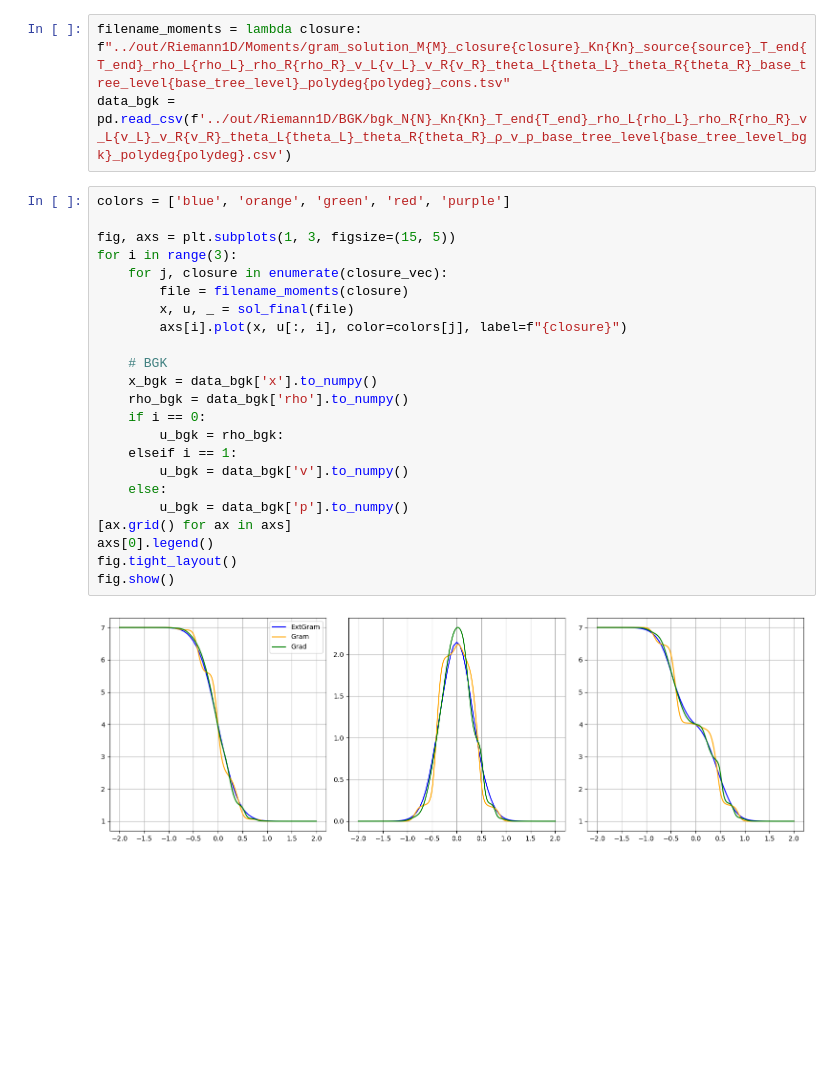
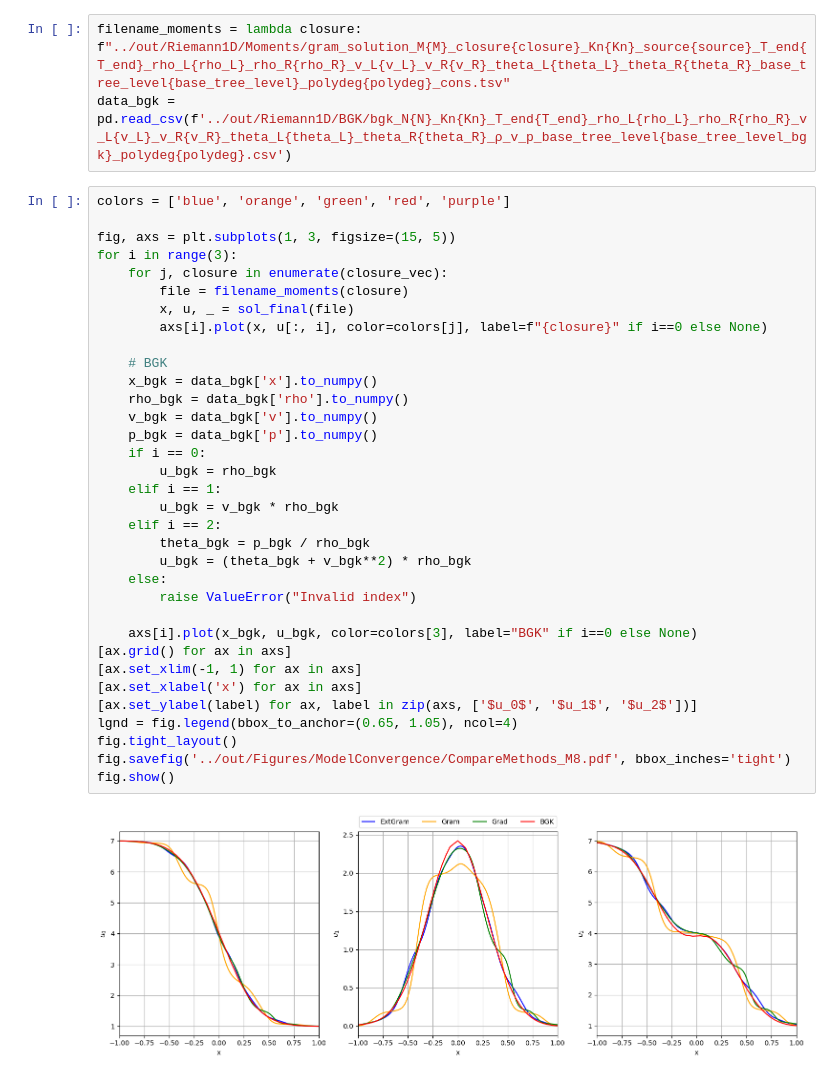
Before and after one commit to JanHab/ExtGram.jl, a Jupyter notebook: notebooks/CompareMethods.ipynb, the cells around one changed output. Drawn from its saved outputs; the diff is of its cells as text; blank space fills up the shorter version.

```diff
--- a/notebooks/CompareMethods.ipynb
+++ b/notebooks/CompareMethods.ipynb
@@ -30,25 +30,36 @@ data_bgk = pd.read_csv(f'../out/Riemann1D/BGK/bgk_N{N}_Kn{Kn}_T_end{T_end}_rho_L
 # %%
 colors = ['blue', 'orange', 'green', 'red', 'purple']
 
 fig, axs = plt.subplots(1, 3, figsize=(15, 5))
 for i in range(3):
     for j, closure in enumerate(closure_vec):
         file = filename_moments(closure)
         x, u, _ = sol_final(file)
-        axs[i].plot(x, u[:, i], color=colors[j], label=f"{closure}")
+        axs[i].plot(x, u[:, i], color=colors[j], label=f"{closure}" if i==0 else None)
 
     # BGK
     x_bgk = data_bgk['x'].to_numpy()
     rho_bgk = data_bgk['rho'].to_numpy()
+    v_bgk = data_bgk['v'].to_numpy()
+    p_bgk = data_bgk['p'].to_numpy()
     if i == 0:
-        u_bgk = rho_bgk:
-    elseif i == 1:
-        u_bgk = data_bgk['v'].to_numpy()
+        u_bgk = rho_bgk
+    elif i == 1:
+        u_bgk = v_bgk * rho_bgk
+    elif i == 2:
+        theta_bgk = p_bgk / rho_bgk
+        u_bgk = (theta_bgk + v_bgk**2) * rho_bgk
     else:
-        u_bgk = data_bgk['p'].to_numpy()
+        raise ValueError("Invalid index")
+
+    axs[i].plot(x_bgk, u_bgk, color=colors[3], label="BGK" if i==0 else None)
 [ax.grid() for ax in axs]
-axs[0].legend()
+[ax.set_xlim(-1, 1) for ax in axs]
+[ax.set_xlabel('x') for ax in axs]
+[ax.set_ylabel(label) for ax, label in zip(axs, ['$u_0$', '$u_1$', '$u_2$'])]
+lgnd = fig.legend(bbox_to_anchor=(0.65, 1.05), ncol=4)
 fig.tight_layout()
+fig.savefig('../out/Figures/ModelConvergence/CompareMethods_M8.pdf', bbox_inches='tight')
 fig.show()
 # %% [output]
-[figure, old version]
+[figure, new version]
```
Also changed, not shown: parts of 1 cell of this notebook, 5 other files.
